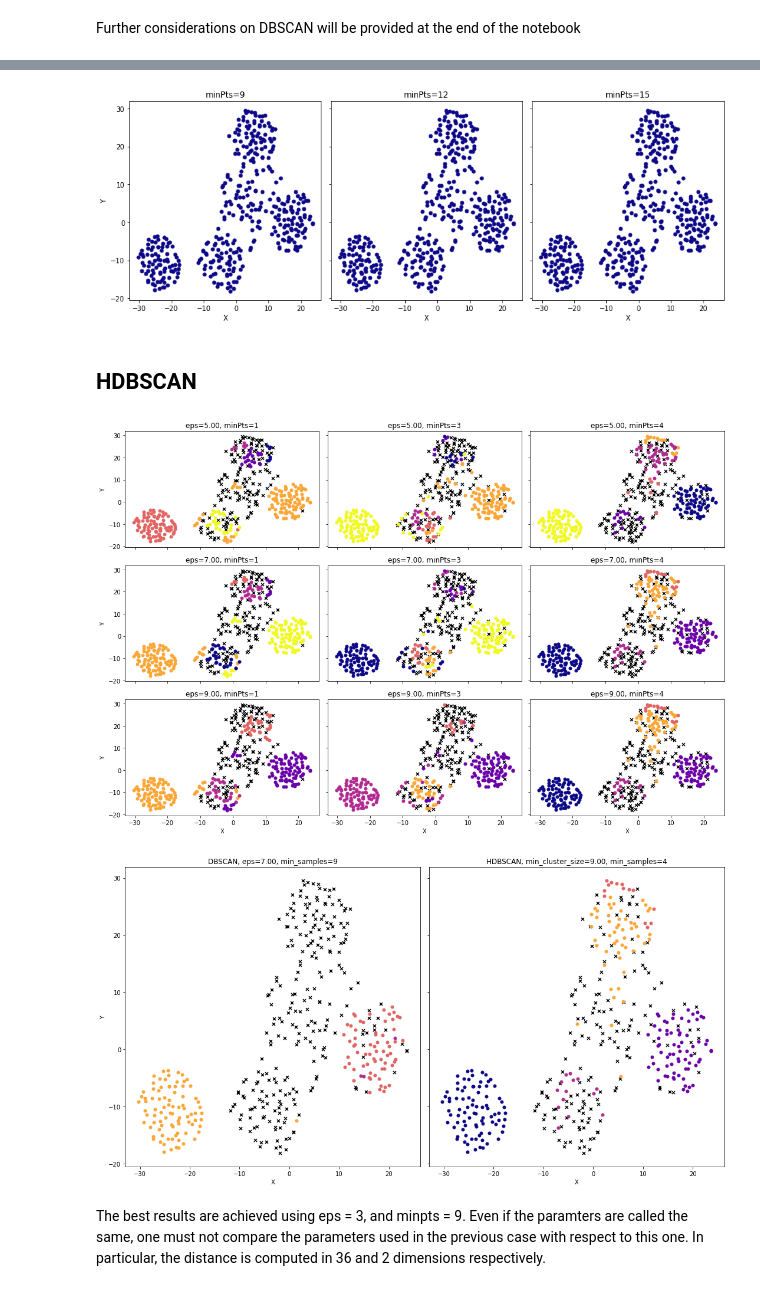
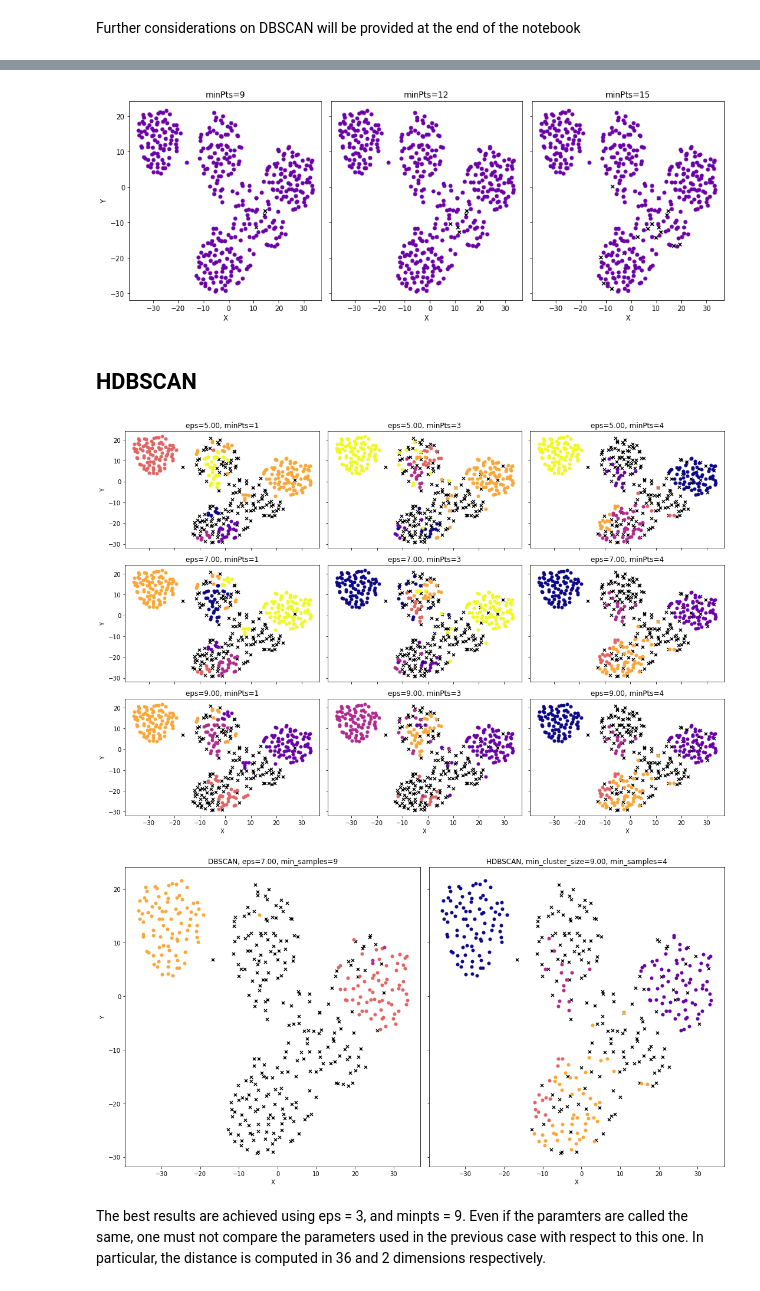
Before and after one commit to LorenzoBuriola/LoCP_moduleB, a Jupyter notebook: Week4/FPGheArt_exercise4.ipynb, the cells around one changed output, grey strips where cells are left out. Drawn from its saved outputs; the diff is of its cells as text; code cells hidden in the pictures.

Commit message:
correction labels

```diff
--- a/Week4/FPGheArt_exercise4.ipynb
+++ b/Week4/FPGheArt_exercise4.ipynb
@@ -240,7 +240,7 @@ Anyhow, in this case the best eps parameter is far from the ones this method wou
 # %% [markdown]
 ## DBSCAN
 # %%
-eps_range = [ 13000, 16000, 19000, 22000]
+eps_range = [ 13000, 19000, 22000]
 min_sample_range = [3,5,10]
 cpalette = ["red", "green", "blue", "orange", "#006FA6", "#A30059", "#0000A6", "#63FFAC","#B79762", "#004D43", "#8FB0FF", "#997D87","#5A0007", "#809693","#1B4400", "#4FC601", "#3B5DFF", "#4A3B53","#886F4C","#34362D", "#B4A8BD", "#00A6AA", "#452C2C","#636375", "#A3C8C9", "#FF913F", "#938A81","#575329", "#00FECF", "#B05B6F"]
 
@@ -249,6 +249,15 @@ def plotting_ax(X, y, ax):
     for i, yu in enumerate(np.unique(y)):
         pos = (y == yu)
         ax.scatter(X[pos,0], X[pos,1], c=cpalette[i%len(cpalette)], s=4, marker = "o")
+
+def plotting_ax(X, y, ax):
+    # plotting function
+    for i, yu in enumerate(np.unique(y)):
+        pos = (y == yu)
+        if yu == -1:
+            ax.scatter(X[pos,0], X[pos,1], c='k', s=25, marker = "x")
+        else:
+            ax.scatter(X[pos,0], X[pos,1], c=cpalette[i%len(cpalette)], s=15, marker = "o")
 
 fig, ax = plt.subplots(len(eps_range),len(min_sample_range),figsize=(13,10), sharex = True, sharey = True)
 y_pred = []
@@ -261,7 +270,7 @@ for i, eps in enumerate(eps_range):
         y_pred.append(y)
         plotting_ax(data_embedded_list[1],y,ax[i,j])
         ax[i,j].set_title('eps=%.2f, minPts=%i'%(eps,min_samples))
-        ax[3,j].set_xlabel("X")
+        ax[2,j].set_xlabel("X")
         ax[i,0].set_ylabel("Y")
 plt.tight_layout(h_pad=1)
 plt.savefig("DBscanGRID.pdf")
@@ -270,0 +280,7 @@ plt.show()
+# %%
+fig, ax = plt.subplots()
+model = DBSCAN(eps=22000, min_samples=3)
+model.fit(data)
+y = model.labels_
+plotting_ax(data_embedded_list[1],y,ax)
+plt.show()
@@ -350,7 +370,7 @@ x_embedded_list = []
 perplexities = [10,25,50,100]
 
 for i in perplexities:
-    x_embedded_list.append(TSNE(n_components=2, perplexity = i, init = 'random', random_state =12345, metric = "manhattan", square_distances=True).fit_transform(x))
+    x_embedded_list.append(TSNE(n_components=2, perplexity = i, init = 'random', random_state =12345, metric = "manhattan").fit_transform(x))
 # %%
 fig,ax = plt.subplots(1,4,figsize = (16,5))
 
@@ -472,35 +492,35 @@ cpalette = []
 
 for i in range(cmap.N):
     rgb = cmap(i)[:3]  # will return rgba, we take only first 3 so we get rgb
     cpalette.append(mpl.colors.rgb2hex(rgb))
 
 
 def plotting_ax(X, y, ax):
     # plotting function
     for i, yu in enumerate(np.unique(y)):
         pos = (y == yu)
         if yu == -1:
             ax.scatter(X[pos,0], X[pos,1], c='k', s=25, marker = "x")
         else:
             ax.scatter(X[pos,0], X[pos,1], c=cpalette[i%len(cpalette)], s=25, marker = "o")
 
 fig, ax = plt.subplots(1,len(min_sample_range),figsize=(13,5), sharex = True, sharey = True)
 y_pred = []
 
 for j, min_samples in enumerate(min_sample_range):
-    model = OPTICS(min_samples=min_samples, cluster_method='dbscan', max_eps = 10)
+    model = OPTICS(min_samples=min_samples, cluster_method='dbscan', max_eps = 10, metric = 'manhattan')
     model.fit(x)
     y = model.labels_
     y_pred.append(y)
     plotting_ax(x_embedded_list[1],y,ax[j])
     ax[j].set_title('minPts=%i'%(min_samples))
     ax[j].set_xlabel("X")
     ax[0].set_ylabel("Y")
 plt.savefig("36DIM_OPTICSGRID.pdf")
 plt.tight_layout(h_pad=0.5)
 plt.show()
 # %% [output]
-[figure, old version]
+[figure, new version]
 # %% [markdown]
 ## HDBSCAN
 # %%
@@ -542,7 +562,7 @@ plt.tight_layout(h_pad=1)
 plt.savefig("36DIM_HDBSCAN.pdf")
 plt.show()
 # %% [output]
-[figure, old version]
+[figure, new version]
 # %%
 fig, ax = plt.subplots(1,2, figsize = (15,8), sharex = True, sharey = True)
 model = hdbscan.HDBSCAN(algorithm='best',metric='p', min_cluster_size=9, min_samples=4)
@@ -566,7 +586,7 @@ ax[0].set_ylabel("Y")
 plt.tight_layout(h_pad=1)
 plt.savefig("RES_36DIM.pdf")
 # %% [output]
-[figure, old version]
+[figure, new version]
 # %% [markdown]
 The best results are achieved using eps = 3, and minpts = 9.
 Even if the paramters are called the same, one must not compare the parameters used in the previous case with respect to this one. In particular, the distance is computed in 36 and 2 dimensions respectively.
```
Also changed, not shown: parts of 19 cells of this notebook, 2 other files.
